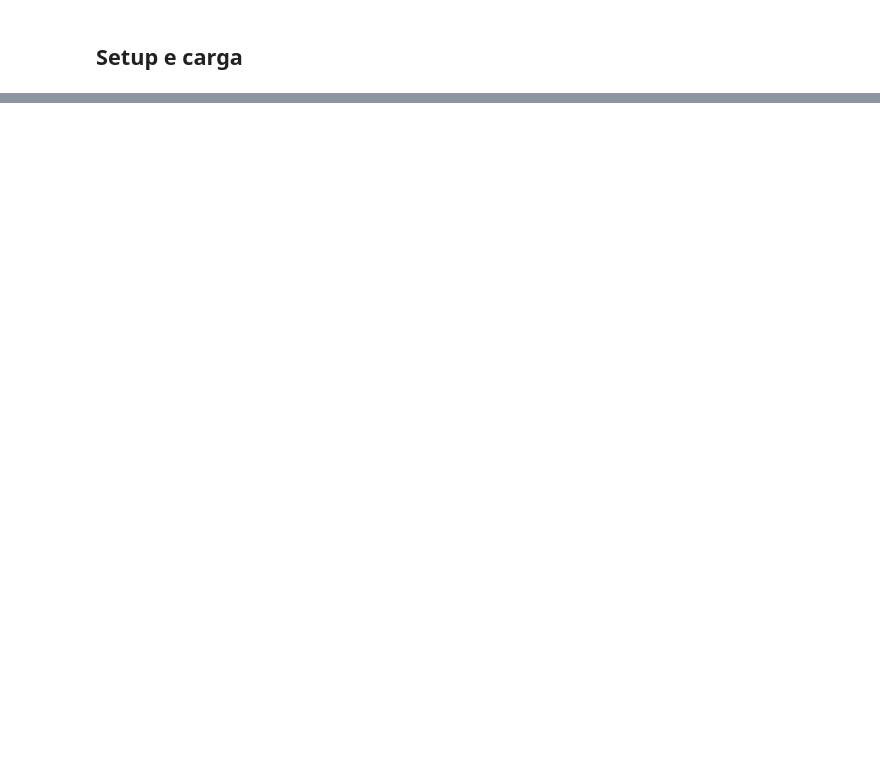
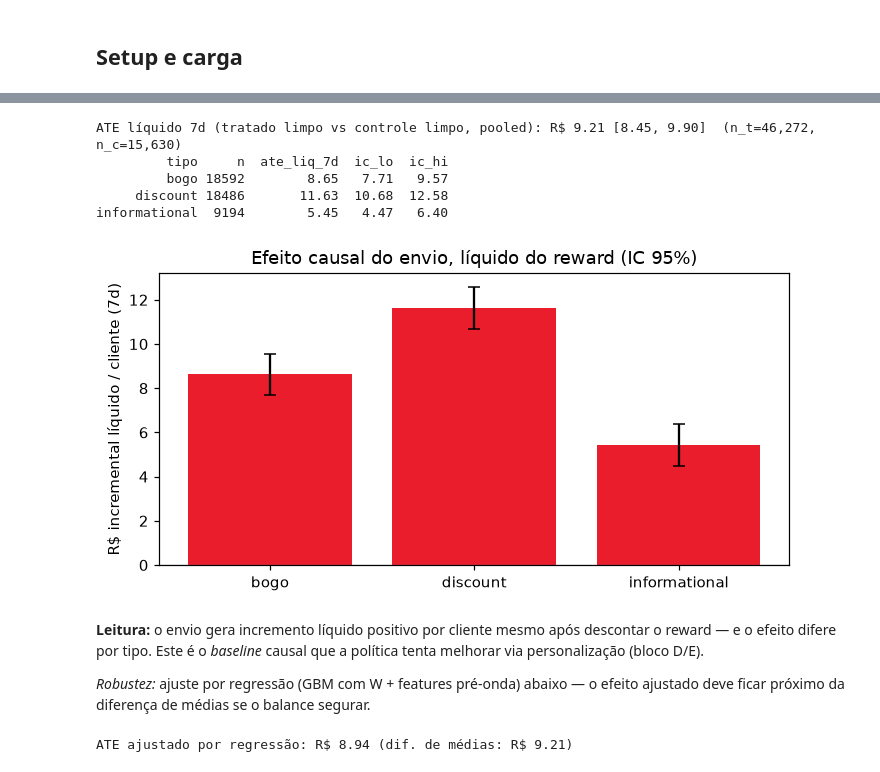
Before and after one commit to velosomn/ifood-case, a Jupyter notebook: notebooks/2_modeling.ipynb, the cells around one changed output, grey strips where cells are left out. Saved outputs shown, nothing was run; the diff lists cells and outputs as text; code cells hidden in the pictures; blank space fills up the shorter version.

```diff
--- a/notebooks/2_modeling.ipynb
+++ b/notebooks/2_modeling.ipynb
@@ -329,0 +79,18 @@ ax.legend(); plt.tight_layout(); plt.savefig(FIG/'04_business_impact.png', bbox_
+# %%
+df['gender_M'] = (df.gender == 'M').astype(int)
+df['gender_F'] = (df.gender == 'F').astype(int)
+age_med = df.loc[df.split == 'train', 'age'].median()
+df['age_f'] = df['age'].fillna(age_med)
+df['limit_f'] = df['credit_card_limit'].fillna(0.0)
+df['recency_f'] = df['recency_days'].fillna(30.0)
+df['view_rate_f'] = df['view_rate_pre'].fillna(-1.0)
+df['comp_rate_f'] = df['comp_rate_pre'].fillna(-1.0)
+
+X_CUST = ['age_f', 'gender_M', 'gender_F', 'limit_f', 'incomplete_profile',
+          'account_age_days', 'has_history', 'n_tx_pre', 'spend_pre',
+          'avg_ticket_pre', 'active_days_pre', 'recency_f', 'n_received_pre',
+          'n_viewed_pre', 'n_completed_pre', 'view_rate_f', 'comp_rate_f',
+          'n_active_offers']
+X_OFFER = ['min_value', 'discount_value', 'duration', 'n_channels',
+           'ch_web', 'ch_email', 'ch_mobile', 'ch_social']
+print(len(X_CUST), 'features de cliente |', len(X_OFFER), 'de oferta')
@@ -329,0 +139,51 @@ ax.legend(); plt.tight_layout(); plt.savefig(FIG/'04_business_impact.png', bbox_
+# %%
+# ATE agregado (pooled, ponderado por onda) e por tipo de oferta
+pool_t = df[(df.W == 1) & (df.n_active_offers == 0)]
+pool_c = df[df.control_clean == 1]
+lo, hi = boot_ci(pool_t['y_net_h7'].values, pool_c['y_net_h7'].values)
+ate_pool = pool_t['y_net_h7'].mean() - pool_c['y_net_h7'].mean()
+print(f"ATE líquido 7d (tratado limpo vs controle limpo, pooled): "
+      f"R$ {ate_pool:.2f} [{lo:.2f}, {hi:.2f}]  (n_t={len(pool_t):,}, n_c={len(pool_c):,})")
+
+by_type = []
+for t in ['bogo', 'discount', 'informational']:
+    tt = pool_t[pool_t.offer_type == t]['y_net_h7'].values
+    lo, hi = boot_ci(tt, pool_c['y_net_h7'].values, seed=1)
+    by_type.append({'tipo': t, 'n': len(tt), 'ate_liq_7d': tt.mean() - pool_c['y_net_h7'].mean(),
+                    'ic_lo': lo, 'ic_hi': hi})
+by_type = pd.DataFrame(by_type)
+print(by_type.round(2).to_string(index=False))
+
+fig, ax = plt.subplots(figsize=(6.5, 3.4))
+ax.bar(by_type.tipo, by_type.ate_liq_7d, color=IFOOD_RED,
+       yerr=[by_type.ate_liq_7d - by_type.ic_lo, by_type.ic_hi - by_type.ate_liq_7d],
+       capsize=4)
+ax.axhline(0, color='grey', lw=.8)
+ax.set_ylabel('R$ incremental líquido / cliente (7d)')
+ax.set_title('Efeito causal do envio, líquido do reward (IC 95%)')
+plt.tight_layout(); plt.savefig(f'{FIG}/05_ate.png', bbox_inches='tight'); plt.show()
+# %% [output]
+ATE líquido 7d (tratado limpo vs controle limpo, pooled): R$ 9.21 [8.45, 9.90]  (n_t=46,272, n_c=15,630)
+         tipo     n  ate_liq_7d  ic_lo  ic_hi
+         bogo 18592        8.65   7.71   9.57
+     discount 18486       11.63  10.68  12.58
+informational  9194        5.45   4.47   6.40
+[figure, added]
+# %% [markdown]
+**Leitura:** o envio gera incremento líquido positivo por cliente mesmo após
+descontar o reward — e o efeito difere por tipo. Este é o *baseline* causal que a
+política tenta melhorar via personalização (bloco D/E).
+
+*Robustez:* ajuste por regressão (GBM com W + features pré-onda) abaixo — o efeito
+ajustado deve ficar próximo da diferença de médias se o balance segurar.
+# %%
+# ajuste por regressão: outcome ~ features, resíduo comparado entre W (pooled limpo)
+adj = pd.concat([pool_t, pool_c])
+m_adj = XGBRegressor(n_estimators=200, max_depth=4, learning_rate=0.08,
+                     subsample=0.8, colsample_bytree=0.8, random_state=42, n_jobs=-1)
+m_adj.fit(adj[X_CUST], adj['y_net_h7'])
+resid = adj['y_net_h7'] - m_adj.predict(adj[X_CUST])
+ate_adj = resid[adj.W == 1].mean() - resid[adj.W == 0].mean()
+print(f"ATE ajustado por regressão: R$ {ate_adj:.2f} (dif. de médias: R$ {ate_pool:.2f})")
+# %% [output]
+ATE ajustado por regressão: R$ 8.94 (dif. de médias: R$ 9.21)
```
Also changed, not shown: parts of 48 cells of this notebook, 6 other files.
